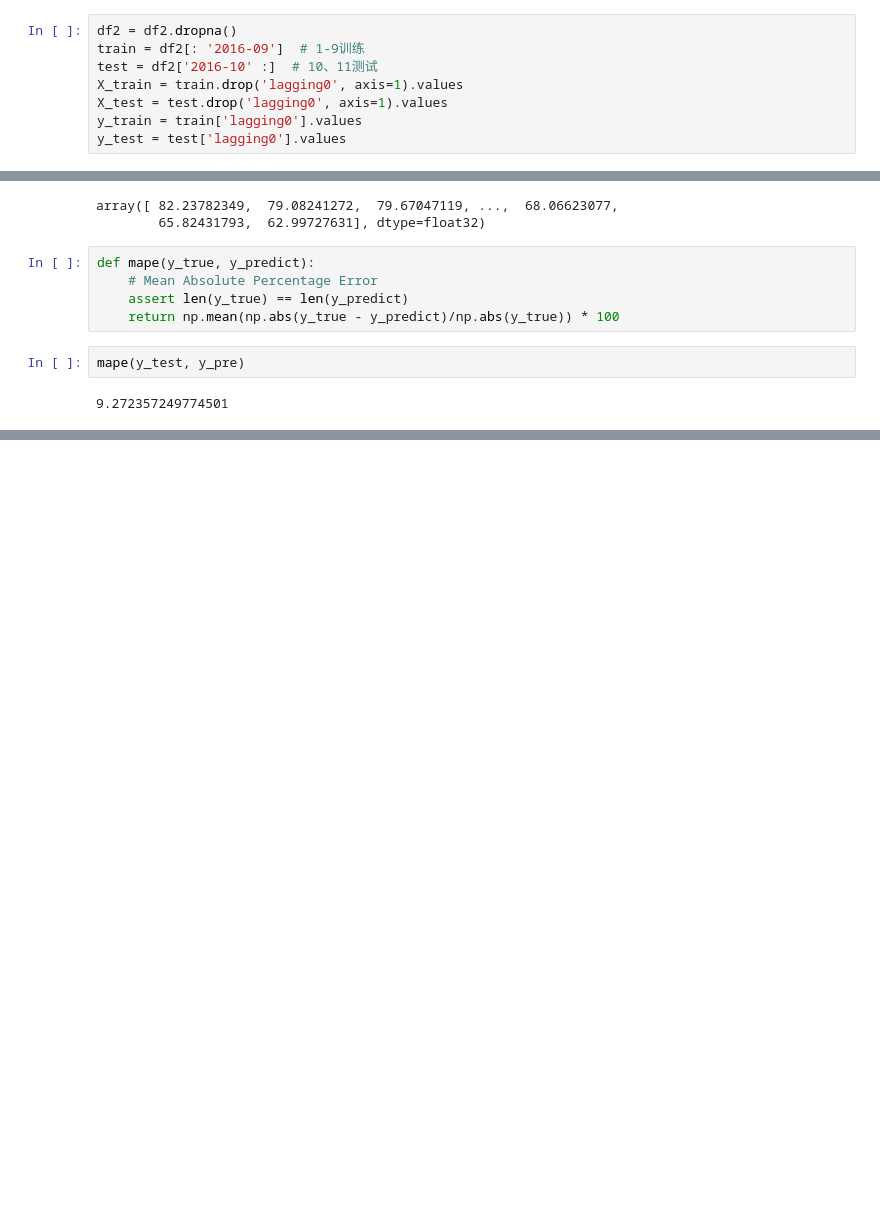
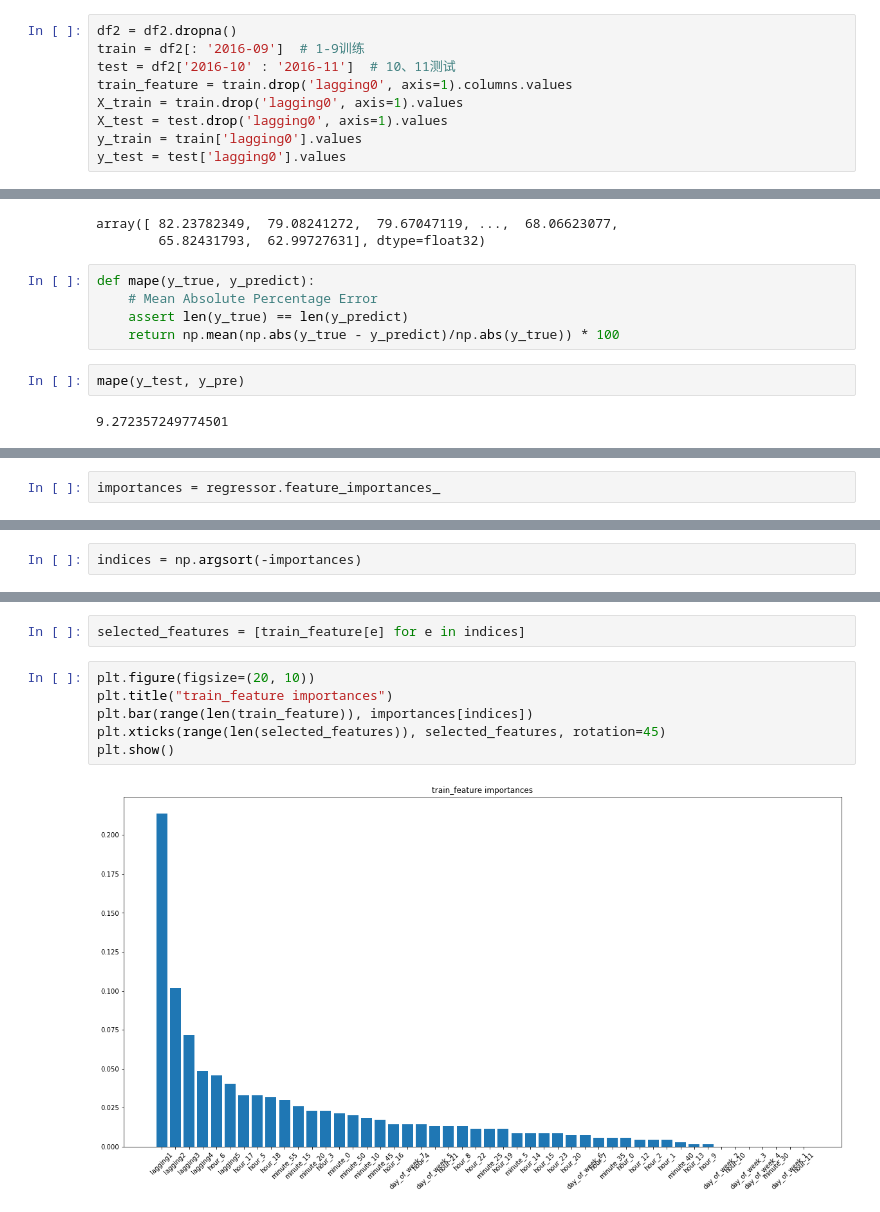
Before and after one commit to zydarChen/predict_17, a Jupyter notebook: PeMS/XGBOOST.ipynb, the cells around one changed output, grey strips where cells are left out. Cells and saved outputs as stored; diff of their text form; blank space fills up the shorter version.

```diff
--- a/PeMS/XGBOOST.ipynb
+++ b/PeMS/XGBOOST.ipynb
@@ -75,7 +75,8 @@ df2.head(5)
 # %%
 df2 = df2.dropna()
 train = df2[: '2016-09']  # 1-9训练
-test = df2['2016-10' :]  # 10、11测试
+test = df2['2016-10' : '2016-11']  # 10、11测试
+train_feature = train.drop('lagging0', axis=1).columns.values
 X_train = train.drop('lagging0', axis=1).values
 X_test = test.drop('lagging0', axis=1).values
 y_train = train['lagging0'].values
@@ -123,0 +111,2 @@ array([[  nan,   nan,   nan, ...,    0.,    0.,    0.],
+# %%
+importances = regressor.feature_importances_
@@ -123,0 +126,2 @@ array([[  nan,   nan,   nan, ...,    0.,    0.,    0.],
+# %%
+indices = np.argsort(-importances)
@@ -123,0 +141,10 @@ array([[  nan,   nan,   nan, ...,    0.,    0.,    0.],
+# %%
+selected_features = [train_feature[e] for e in indices]
+# %%
+plt.figure(figsize=(20, 10))
+plt.title("train_feature importances")
+plt.bar(range(len(train_feature)), importances[indices])
+plt.xticks(range(len(selected_features)), selected_features, rotation=45)
+plt.show()
+# %% [output]
+[figure, added]
```
Also changed, not shown: parts of 6 cells of this notebook, 9 other files.
